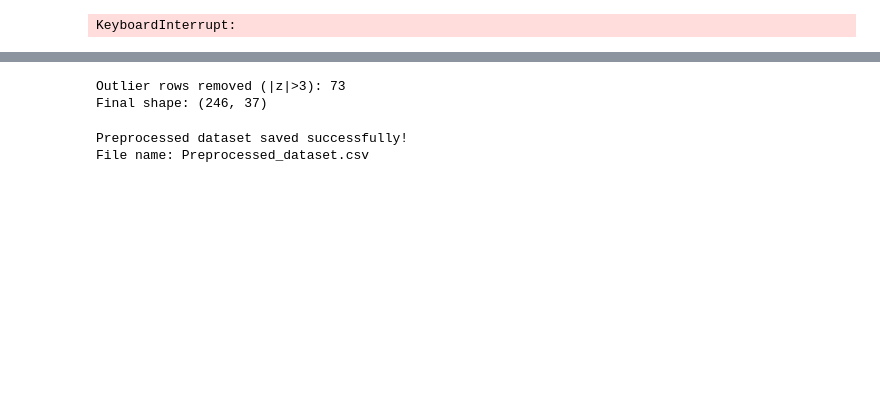
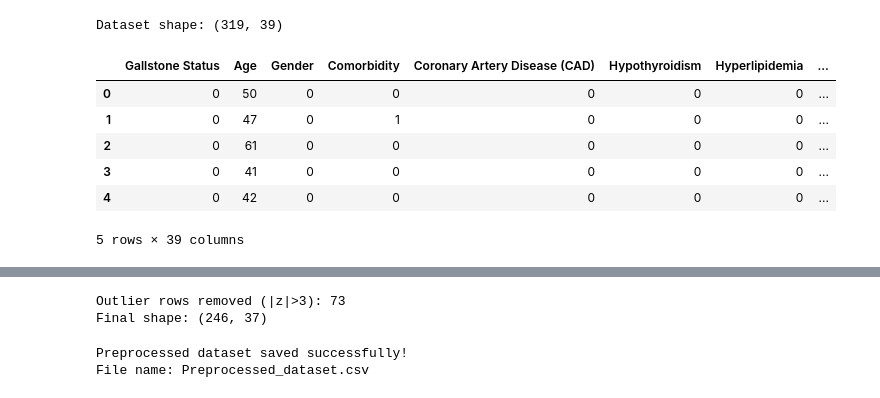
Before and after one commit to ShathaAlshalawi/Gallstone_project, a Jupyter notebook: phase2.ipynb, the cells around one changed output, grey strips where cells are left out. Drawn from its saved outputs; the diff is of its cells as text; code cells hidden in the pictures; blank space fills up the shorter version.

```diff
--- a/phase2.ipynb
+++ b/phase2.ipynb
@@ -8,10 +8,8 @@ import seaborn as sns
 import numpy as np
 from sklearn.preprocessing import MinMaxScaler
 # %%
-# Step 2: Upload file
-from google.colab import files
-uploaded = files.upload()
-
-df = pd.read_csv("dataset-uci.csv")
-print(df.head())
+# step 2: Read the dataset
+df = pd.read_csv("dataset-uci (5).csv")
+print("Dataset shape:", df.shape)
+df.head()
 # %% [output]
@@ -19 +16,8 @@ print(df.head())
-KeyboardInterrupt:
+Dataset shape: (319, 39)
+|  | Gallstone Status | Age | Gender | Comorbidity | Coronary Artery Disease (CAD) | Hypothyroidism | Hyperlipidemia | ... |
+| 0 | 0 | 50 | 0 | 0 | 0 | 0 | 0 | ... |
+| 1 | 0 | 47 | 0 | 1 | 0 | 0 | 0 | ... |
+| 2 | 0 | 61 | 0 | 0 | 0 | 0 | 0 | ... |
+| 3 | 0 | 41 | 0 | 0 | 0 | 0 | 0 | ... |
+| 4 | 0 | 42 | 0 | 0 | 0 | 0 | 0 | ... |
+5 rows × 39 columns
```
Also changed, not shown: parts of 14 cells of this notebook.
